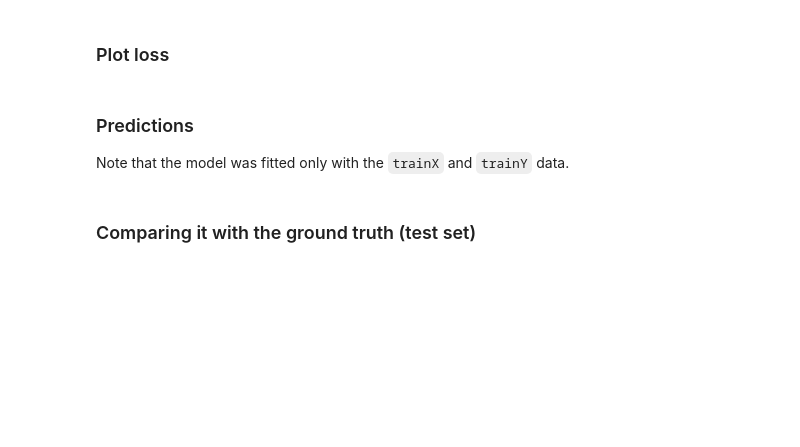
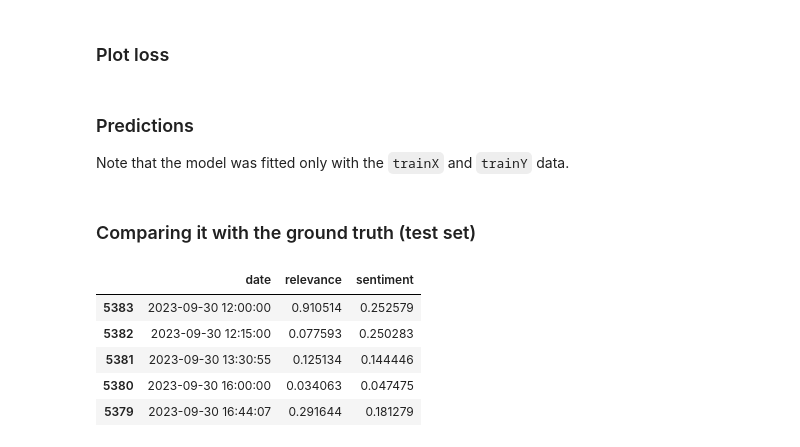
Before and after one commit to iadrados/StockPrediction, a Jupyter notebook: Stock_Prediction_Batch.ipynb, the cells around one changed output. Drawn from its saved outputs; the diff is of its cells as text; code cells hidden in the pictures; blank space fills up the shorter version.

```diff
--- a/Stock_Prediction_Batch.ipynb
+++ b/Stock_Prediction_Batch.ipynb
@@ -342,0 +351,22 @@ def calculateProfit(normData, decision):
+# %%
+#######################################################################################
+STOCK = 'AAPL'
+YEARS = ['2023']
+file = None
+for year in YEARS:
+    FILE='Datasets/News-'+STOCK+'-'+year+'.csv'
+    ds=pd.read_csv(FILE, sep=',')
+    file = pd.concat([file,ds])
+file = file.sort_values(by='date', ascending=True)
+
+file['date'] = pd.to_datetime(file['date'], format='%Y%m%dT%H%M%S')
+file = file.drop(['title','summary','ticker'], axis=1)
+file.tail()
+#######################################################################################
+# %% [output]
+|  | date | relevance | sentiment |
+| 5383 | 2023-09-30 12:00:00 | 0.910514 | 0.252579 |
+| 5382 | 2023-09-30 12:15:00 | 0.077593 | 0.250283 |
+| 5381 | 2023-09-30 13:30:55 | 0.125134 | 0.144446 |
+| 5380 | 2023-09-30 16:00:00 | 0.034063 | 0.047475 |
+| 5379 | 2023-09-30 16:44:07 | 0.291644 | 0.181279 |
```
Also changed, not shown: parts of 5 cells of this notebook, 4 other files.
